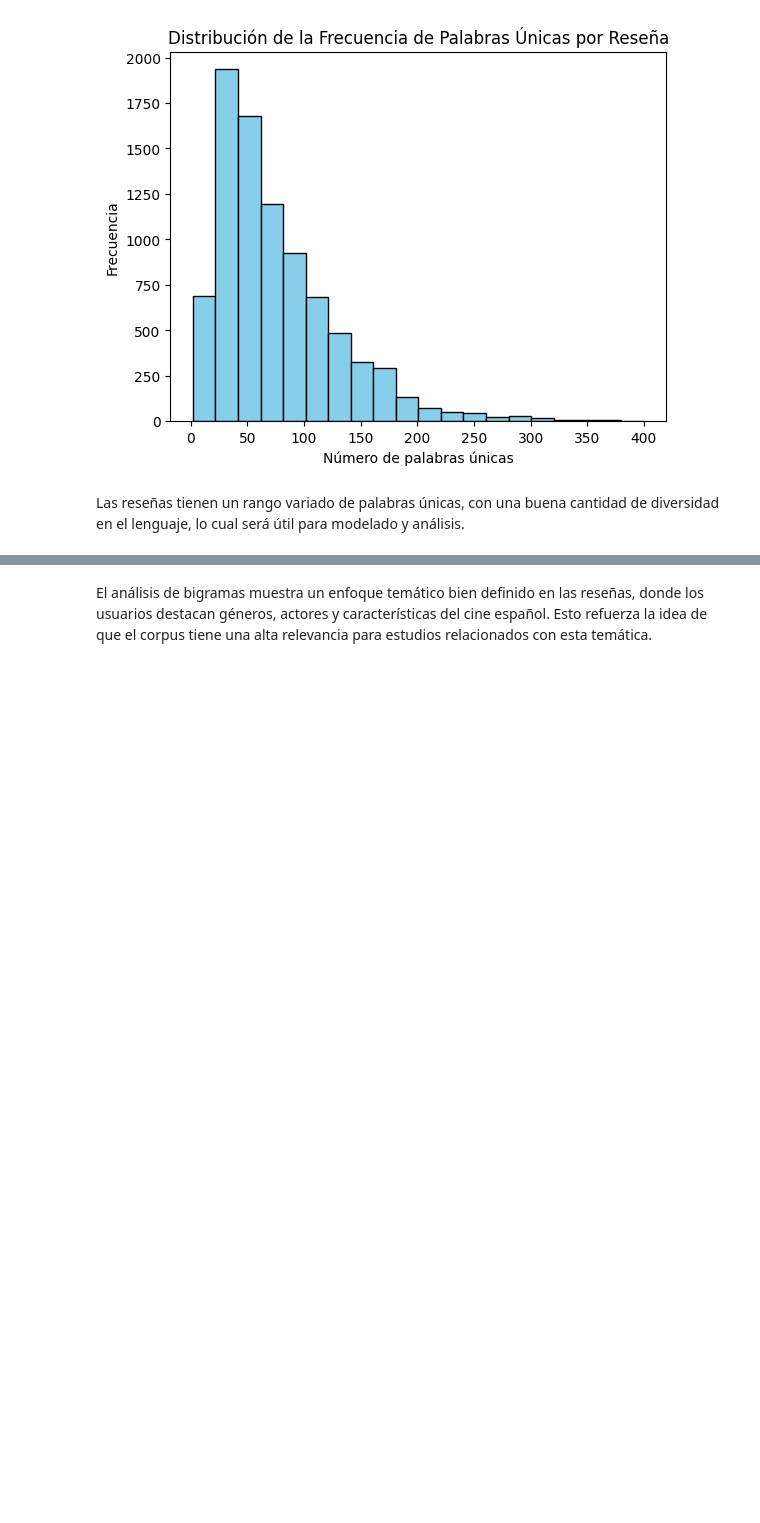
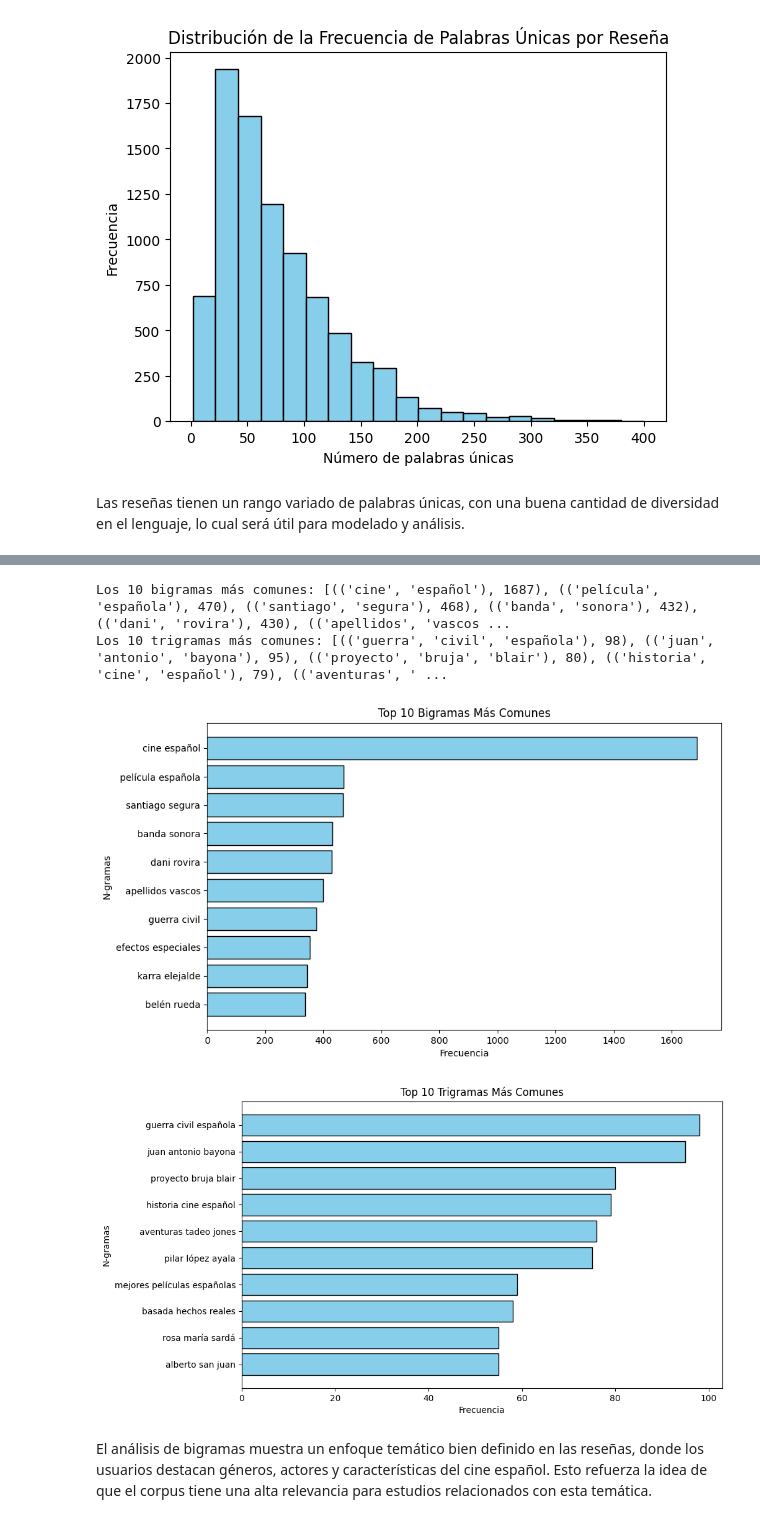
Before and after one commit to tdiego74/Clase_Data_Science_III_PBLC, a Jupyter notebook: Copia_de_Proyecto_DS_III_Entrega_Final_Tocci.ipynb, the cells around one changed output, grey strips where cells are left out. Cells and saved outputs as stored; diff of their text form; code cells hidden in the pictures; blank space fills up the shorter version.

```diff
--- a/Copia_de_Proyecto_DS_III_Entrega_Final_Tocci.ipynb
+++ b/Copia_de_Proyecto_DS_III_Entrega_Final_Tocci.ipynb
@@ -541,2 +505,59 @@ belén rueda: 338
+# %%
+from nltk.util import ngrams
+from collections import Counter
+import matplotlib.pyplot as plt
+
+# Función para generar n-gramas
+def generate_ngrams(corpus, n):
+    """
+    Genera una lista de n-gramas a partir del corpus tokenizado.
+    """
+    ngrams_list = []
+    for sentence in corpus:
+        ngrams_list.extend(list(ngrams(sentence, n)))
+    return ngrams_list
+
+# Generar bigramas y trigramas
+bigrams = generate_ngrams(cleaned_corpus, 2)
+trigrams = generate_ngrams(cleaned_corpus, 3)
+
+# Contar la frecuencia de los n-gramas
+bigram_freq = Counter(bigrams)
+trigram_freq = Counter(trigrams)
+
+# Mostrar los bigramas y trigramas más comunes
+most_common_bigrams = bigram_freq.most_common(10)
+most_common_trigrams = trigram_freq.most_common(10)
+
+print("Los 10 bigramas más comunes:", most_common_bigrams)
+print("Los 10 trigramas más comunes:", most_common_trigrams)
+
+# Función para graficar n-gramas
+def plot_ngrams(most_common_ngrams, title):
+    """
+    Genera un gráfico de barras horizontales para los n-gramas más comunes.
+    """
+    ngrams, counts = zip(*most_common_ngrams)  # Extraer los n-gramas y sus frecuencias
+    ngrams = [' '.join(gram) for gram in ngrams]  # Convertir los n-gramas a cadenas
+    plt.figure(figsize=(10, 6))
+    plt.barh(ngrams, counts, color='skyblue', edgecolor='black')  # Gráfico horizontal
+    plt.title(title)
+    plt.xlabel('Frecuencia')
+    plt.ylabel('N-gramas')
+    plt.gca().invert_yaxis()  # Invertir el eje para mostrar los n-gramas más frecuentes primero
+    plt.show()
+
+# Graficar los bigramas más comunes
+plot_ngrams(most_common_bigrams, 'Top 10 Bigramas Más Comunes')
+
+print()
+
+# Graficar los trigramas más comunes
+plot_ngrams(most_common_trigrams, 'Top 10 Trigramas Más Comunes')
+# %% [output]
+Los 10 bigramas más comunes: [(('cine', 'español'), 1687), (('película', 'española'), 470), (('santiago', 'segura'), 468), (('banda', 'sonora'), 432), (('dani', 'rovira'), 430), (('apellidos', 'vascos ...
+Los 10 trigramas más comunes: [(('guerra', 'civil', 'española'), 98), (('juan', 'antonio', 'bayona'), 95), (('proyecto', 'bruja', 'blair'), 80), (('historia', 'cine', 'español'), 79), (('aventuras', ' ...
+[figure, added]
+[figure, added]
 # %% [markdown]
 El análisis de bigramas muestra un enfoque temático bien definido en las reseñas, donde los usuarios destacan géneros, actores y características del cine español. Esto refuerza la idea de que el corpus tiene una alta relevancia para estudios relacionados con esta temática.
```
Also changed, not shown: parts of 14 cells of this notebook.
